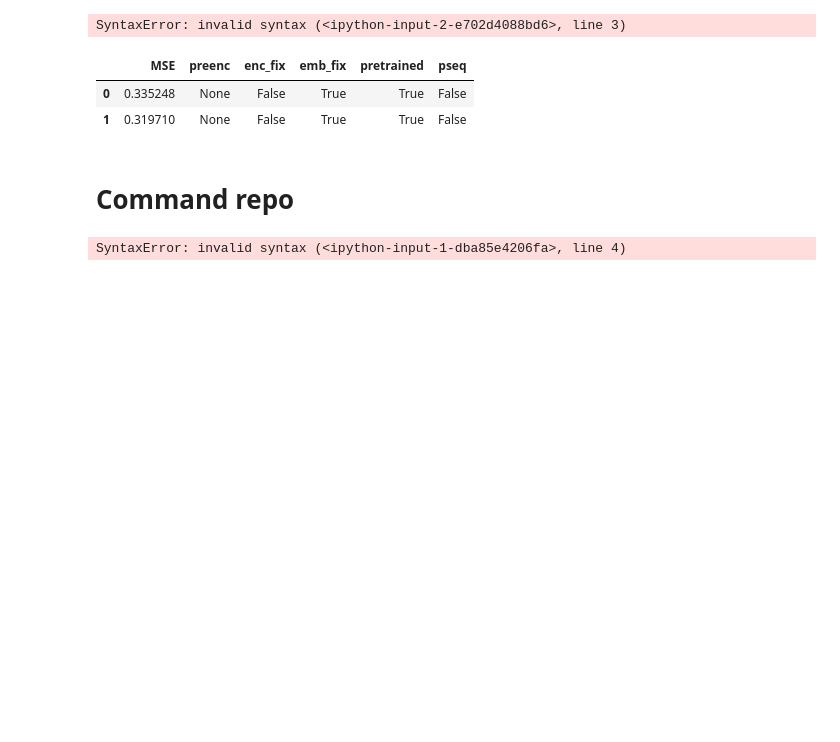
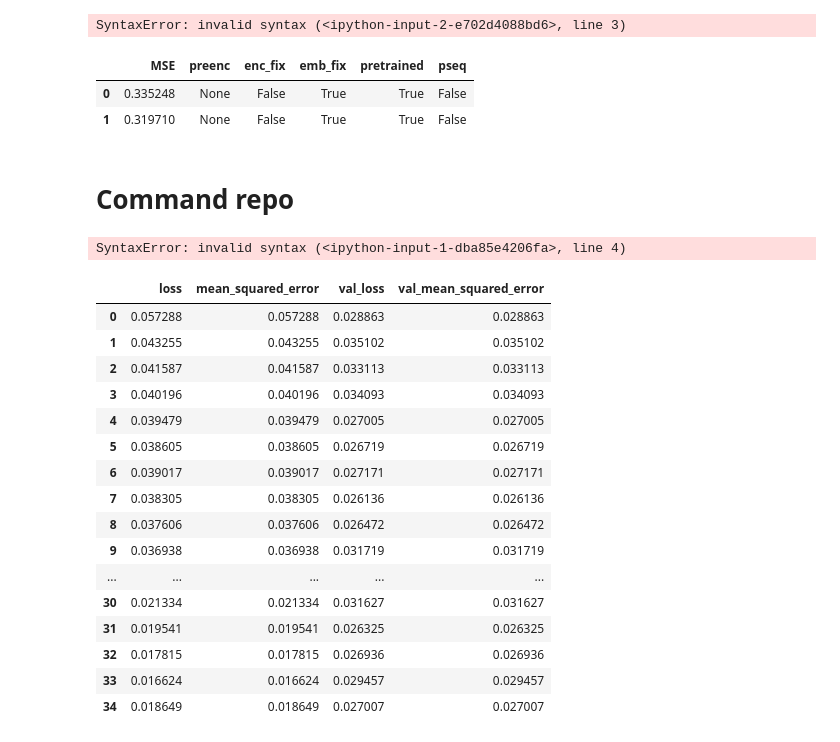
Before and after one commit to FarjanaSultanaMim/DiscoShuffle, a Jupyter notebook: jpnb/experiment.ipynb, the cells around one changed output. Saved outputs shown, nothing was run; the diff lists cells and outputs as text; code cells hidden in the pictures; blank space fills up the shorter version.

```diff
--- a/jpnb/experiment.ipynb
+++ b/jpnb/experiment.ipynb
@@ -256,3 +256,27 @@ CUDA_VISIBLE_DEVICES=1 python src/train_enc.py \
 CUDA_VISIBLE_DEVICES=1 python src/eval.py \
     --fold 1 \
     --model-dir output/cbc428f99e04b33c2dcb221e7331e07d
+# %%
+import pickle
+
+logs = pickle.load(open("../output/2cfef26bfd48471a2c54726988f72420/logs_f1.pickle", "rb"))
+df = pd.DataFrame(logs["logs_e"])
+df
+# %% [output]
+|  | loss | mean_squared_error | val_loss | val_mean_squared_error |
+| 0 | 0.057288 | 0.057288 | 0.028863 | 0.028863 |
+| 1 | 0.043255 | 0.043255 | 0.035102 | 0.035102 |
+| 2 | 0.041587 | 0.041587 | 0.033113 | 0.033113 |
+| 3 | 0.040196 | 0.040196 | 0.034093 | 0.034093 |
+| 4 | 0.039479 | 0.039479 | 0.027005 | 0.027005 |
+| 5 | 0.038605 | 0.038605 | 0.026719 | 0.026719 |
+| 6 | 0.039017 | 0.039017 | 0.027171 | 0.027171 |
+| 7 | 0.038305 | 0.038305 | 0.026136 | 0.026136 |
+| 8 | 0.037606 | 0.037606 | 0.026472 | 0.026472 |
+| 9 | 0.036938 | 0.036938 | 0.031719 | 0.031719 |
+| ... | ... | ... | ... | ... |
+| 30 | 0.021334 | 0.021334 | 0.031627 | 0.031627 |
+| 31 | 0.019541 | 0.019541 | 0.026325 | 0.026325 |
+| 32 | 0.017815 | 0.017815 | 0.026936 | 0.026936 |
+| 33 | 0.016624 | 0.016624 | 0.029457 | 0.029457 |
+| 34 | 0.018649 | 0.018649 | 0.027007 | 0.027007 |
```
Also changed, not shown: parts of 1 cell of this notebook, 45 other files.
